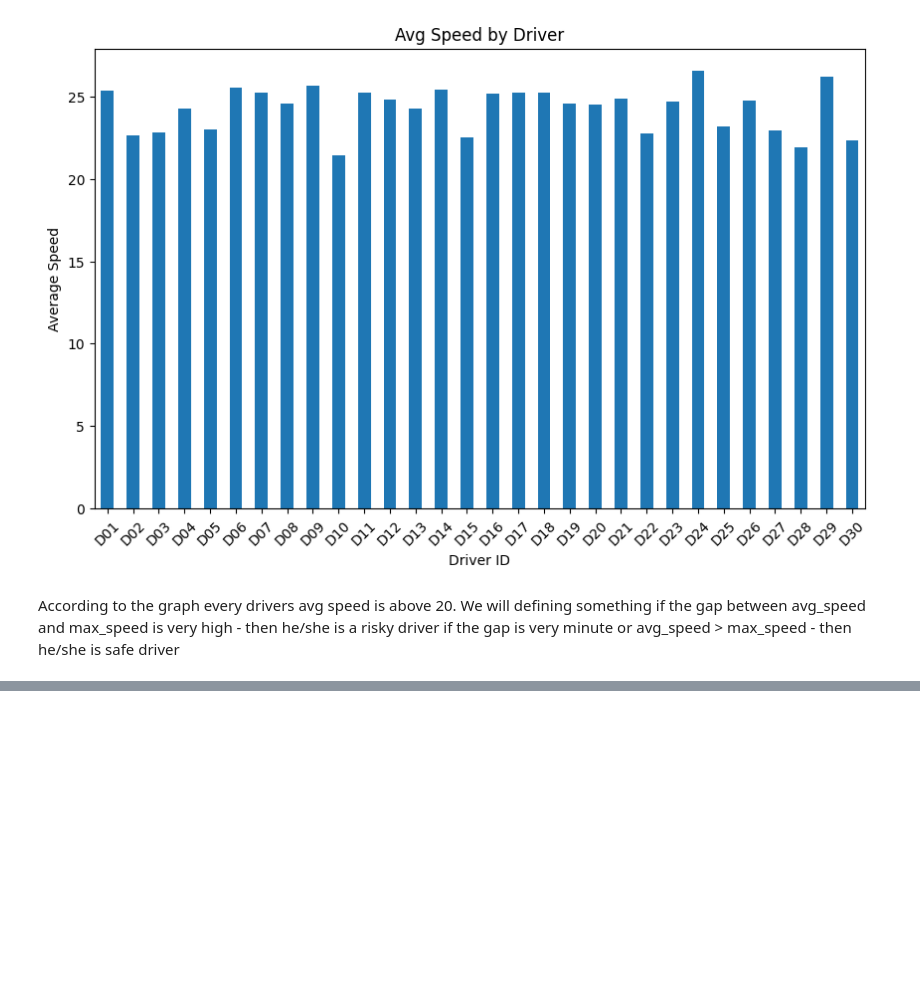
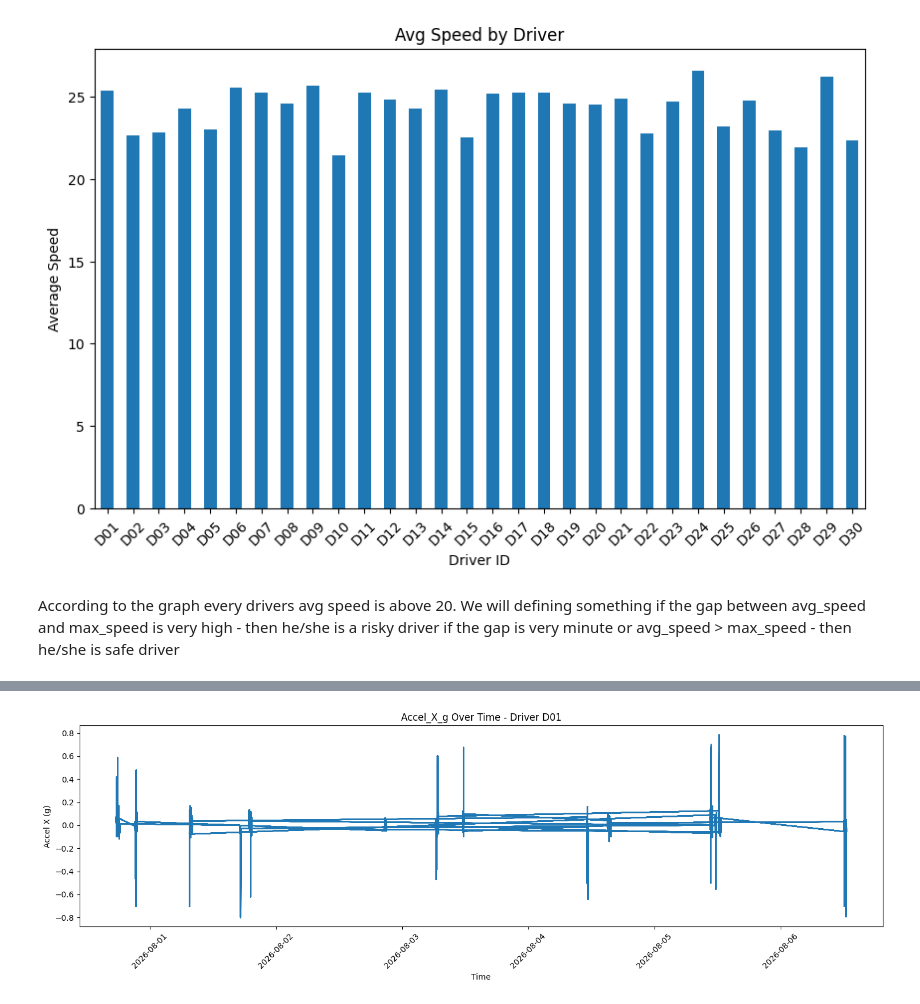
Before and after one commit to anvitared12/VexarTech, a Jupyter notebook: RiskyVsSafeDriver.ipynb, the cells around one changed output, grey strips where cells are left out. Cells and saved outputs as stored; diff of their text form; code cells hidden in the pictures; blank space fills up the shorter version.

```diff
--- a/RiskyVsSafeDriver.ipynb
+++ b/RiskyVsSafeDriver.ipynb
@@ -331,10 +331,5 @@ We will defining something
 if the gap between avg_speed and max_speed is very high - then he/she is a risky driver
 if the gap is very minute or avg_speed > max_speed - then he/she is safe driver
 # %%
-# So if driver in all the trips has higher avg than max speed - safe
-# all trips high number of max speed than avg - risky
-
-driver_speed = Trips_Telemetry_merged.groupby('Driver_ID').agg(
-    mean_avg_speed=('avg_speed', 'mean'),      # avg of avg_speed across trips
-    mean_max_speed=('max_speed', 'mean'),      # avg of max_speed across trips
-).reset_index()
+Trips_Telemetry_merged['speed_gap'] = Trips_Telemetry_merged['Max_Speed_kmph'] - Trips_Telemetry_merged['Avg_Speed_kmph']
+Trips_Telemetry_merged['trip_risky_flag'] = (Trips_Telemetry_merged['speed_gap'] > 30).astype(int)  # threshold in km/h, adjust as needed
@@ -342,0 +400,24 @@ KeyError: 'Driver_ID'
+# %%
+import pandas as pd
+import matplotlib.pyplot as plt
+
+# Make sure timestamp is datetime
+Trips_Telemetry_merged["Timestamp"] = pd.to_datetime(Trips_Telemetry_merged["Timestamp"])
+
+# Select one driver
+driver_data = Trips_Telemetry_merged[Trips_Telemetry_merged["Driver_ID_x"] == "D01"]
+
+# Plot
+plt.figure(figsize=(15,5))
+
+plt.plot(driver_data["Timestamp"], driver_data["Accel_X_g"])
+
+plt.xlabel("Time")
+plt.ylabel("Accel X (g)")
+plt.title("Accel_X_g Over Time - Driver D01")
+
+plt.xticks(rotation=45)
+plt.tight_layout()
+plt.show()
+# %% [output]
+[figure, added]
```
Also changed, not shown: parts of 21 cells of this notebook, 2 other files.
